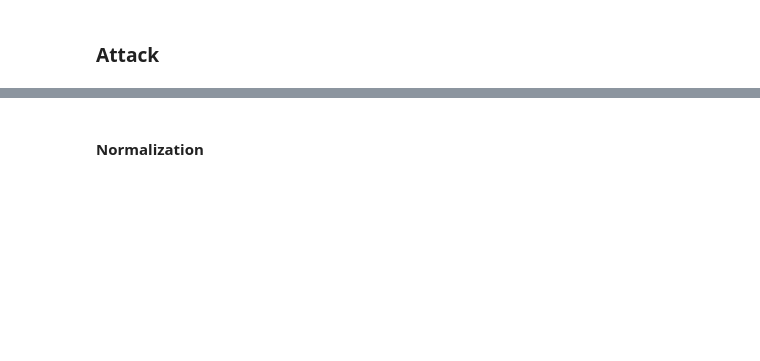
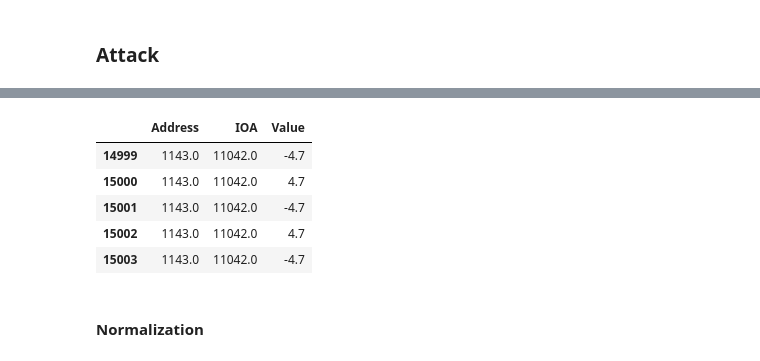
Before and after one commit to lagercarvalho/usad, a Jupyter notebook: USAD.ipynb, the cells around one changed output, grey strips where cells are left out. Cells and saved outputs as stored; diff of their text form; code cells hidden in the pictures; blank space fills up the shorter version.

```diff
--- a/USAD.ipynb
+++ b/USAD.ipynb
@@ -73,3 +99,12 @@ attack.head(5)
 # %%
 #Read data
 labels = attack['label'].values
+attack = attack.drop(["label"], axis=1)
+attack.head(5)
+# %% [output]
+|  | Address | IOA | Value |
+| 14999 | 1143.0 | 11042.0 | -4.7 |
+| 15000 | 1143.0 | 11042.0 | 4.7 |
+| 15001 | 1143.0 | 11042.0 | -4.7 |
+| 15002 | 1143.0 | 11042.0 | 4.7 |
+| 15003 | 1143.0 | 11042.0 | -4.7 |
```
Also changed, not shown: parts of 31 cells of this notebook.
